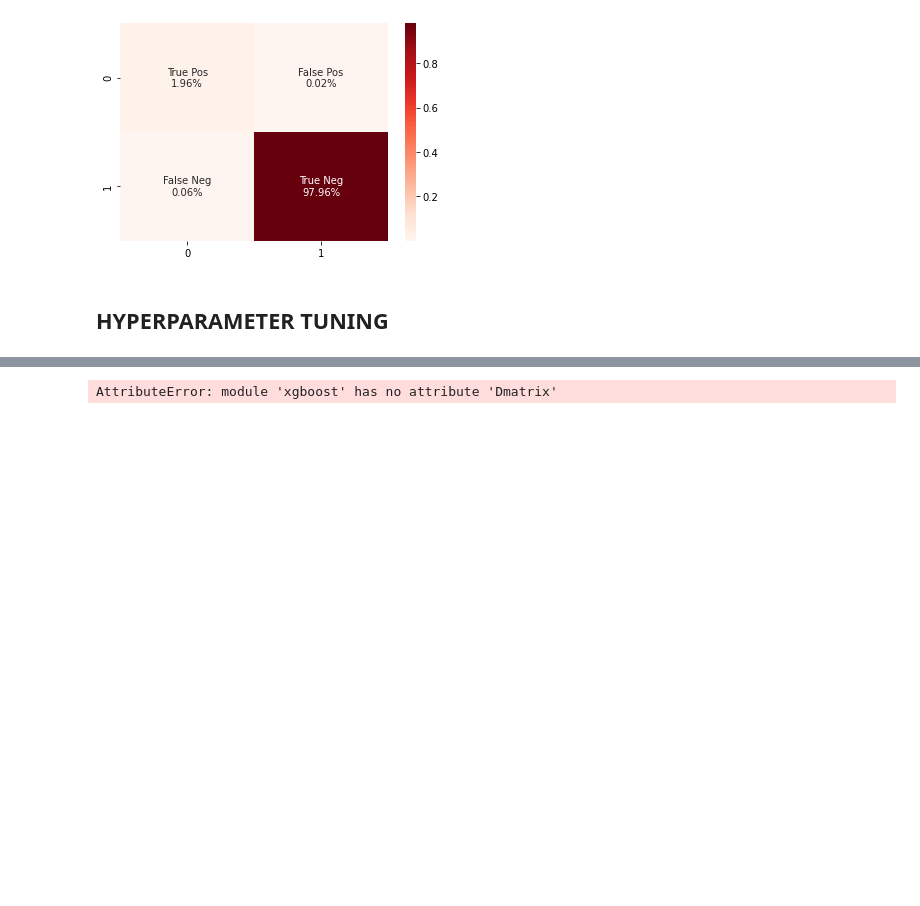
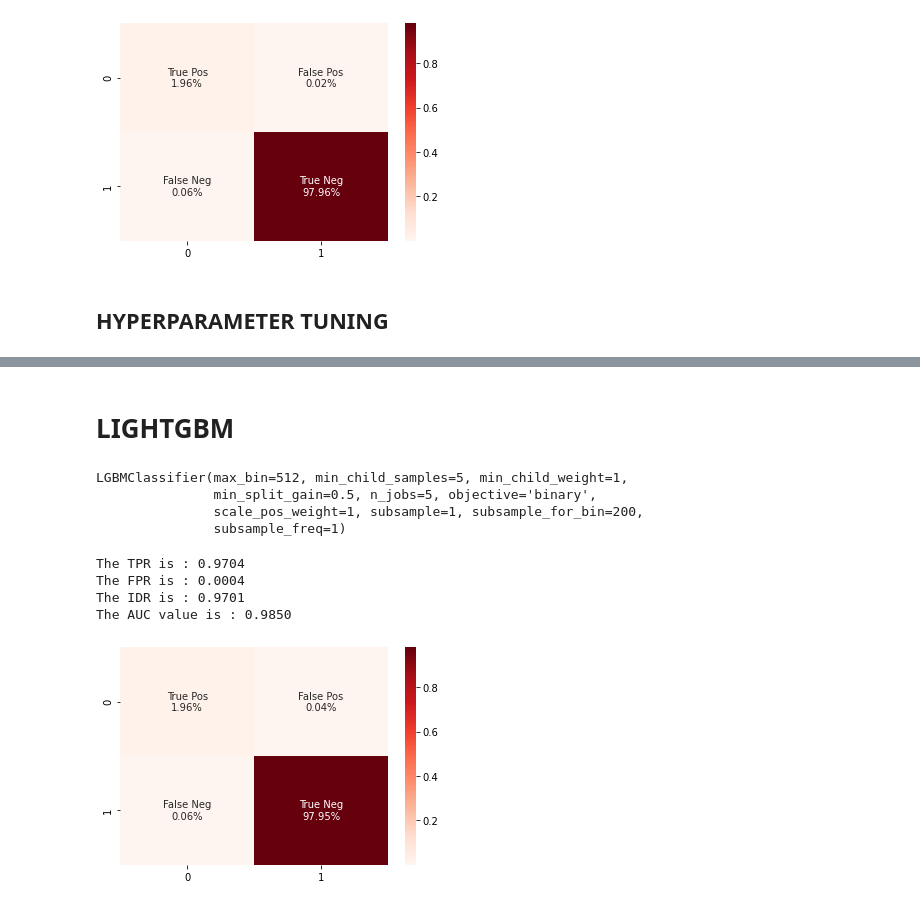
Before and after one commit to AkshithBellare/MalJPEG, a Jupyter notebook: various_models.ipynb, the cells around one changed output, grey strips where cells are left out. Cells and saved outputs as stored; diff of their text form; code cells hidden in the pictures; blank space fills up the shorter version.

```diff
--- a/various_models.ipynb
+++ b/various_models.ipynb
@@ -143,11 +194,14 @@ from sklearn.ensemble import RandomForestClassifier
 rfc = RandomForestClassifier()
 rfc.fit(x_train, y_train)
 rfc_model_output = rfc.predict(x_test)
+models.append(rfc)
 
 rfc_results = performance_measure(y_actual=y_test, y_predicted=rfc_model_output)
 confusion_matrix(rfc_results)
+model_results["Random Forest"] = rfc_results
 
-TPR,FPR, IDR, AUC = cal_values(rfc_results,y_test=y_test,model_output=rfc_model_output)
+rf_metrics = cal_values(rfc_results,y_test=y_test,model_output=rfc_model_output)
+add_to_lists(rf_metrics)
 # %% [output]
 The TPR is : 0.9704
 The FPR is : 0.0002
@@ -196,9 +252,13 @@ from xgboost import XGBClassifier
 xgm = XGBClassifier()
 xgm.fit(x_train, y_train)
 xgm_model_output = xgm.predict(x_test)
+models.append(xgm)
+
 
 xgm_results = performance_measure(y_actual=y_test, y_predicted=xgm_model_output)
 confusion_matrix(xgm_results)
+model_results["xgboost"] = xgm_results
 
-TPR,FPR, IDR, AUC = cal_values(xgm_results,y_test=y_test,model_output=xgm_model_output)
+xgm_metrics = cal_values(xgm_results,y_test=y_test,model_output=xgm_model_output)
+add_to_lists(xgm_metrics)
 # %% [output]
@@ -213,4 +271,4 @@ The AUC value is : 0.9792
+# %% [markdown]
+# LIGHTGBM
 # %%
-xgb.Dmatrix(x_train, label=y_train)
+lgb_train = lgb.Dataset(x_train, label=y_train)
-# %% [output]
-AttributeError: module 'xgboost' has no attribute 'Dmatrix'
@@ -216,0 +296,38 @@ AttributeError: module 'xgboost' has no attribute 'Dmatrix'
+# %%
+mdl = lgb.LGBMClassifier(boosting_type= 'gbdt',
+          objective = 'binary',
+          n_jobs = 5,
+          silent = True,
+          max_depth = params['max_depth'],
+          max_bin = params['max_bin'],
+          subsample_for_bin = params['subsample_for_bin'],
+          subsample = params['subsample'],
+          subsample_freq = params['subsample_freq'],
+          min_split_gain = params['min_split_gain'],
+          min_child_weight = params['min_child_weight'],
+          min_child_samples = params['min_child_samples'],
+          scale_pos_weight = params['scale_pos_weight'])
+# %%
+mdl.fit(x_train, y_train)
+# %% [output]
+LGBMClassifier(max_bin=512, min_child_samples=5, min_child_weight=1,
+               min_split_gain=0.5, n_jobs=5, objective='binary',
+               scale_pos_weight=1, subsample=1, subsample_for_bin=200,
+               subsample_freq=1)
+# %%
+lgm_output = mdl.predict(x_test)
+lgm_model_output = mdl.predict(x_test)
+models.append(mdl)
+
+lgm_results = performance_measure(y_actual=y_test, y_predicted=lgm_model_output)
+confusion_matrix(lgm_results)
+model_results["lightgbm"] = lgm_results
+
+lgm_metrics = cal_values(lgm_results,y_test=y_test,model_output=lgm_model_output)
+add_to_lists(lgm_metrics)
+# %% [output]
+The TPR is : 0.9704
+The FPR is : 0.0004
+The IDR is : 0.9701
+The AUC value is : 0.9850
+[figure, added]
```
Also changed, not shown: parts of 22 cells of this notebook, 2 other files.
